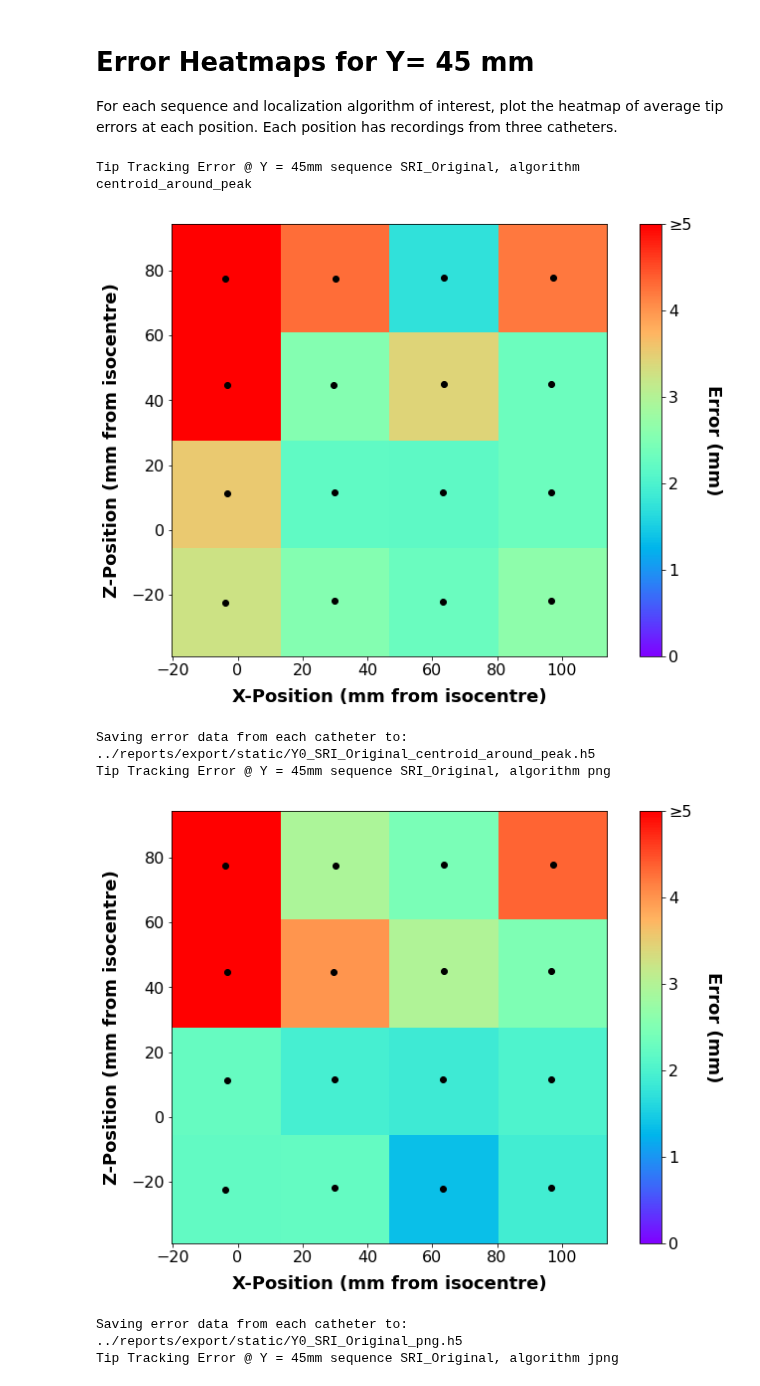
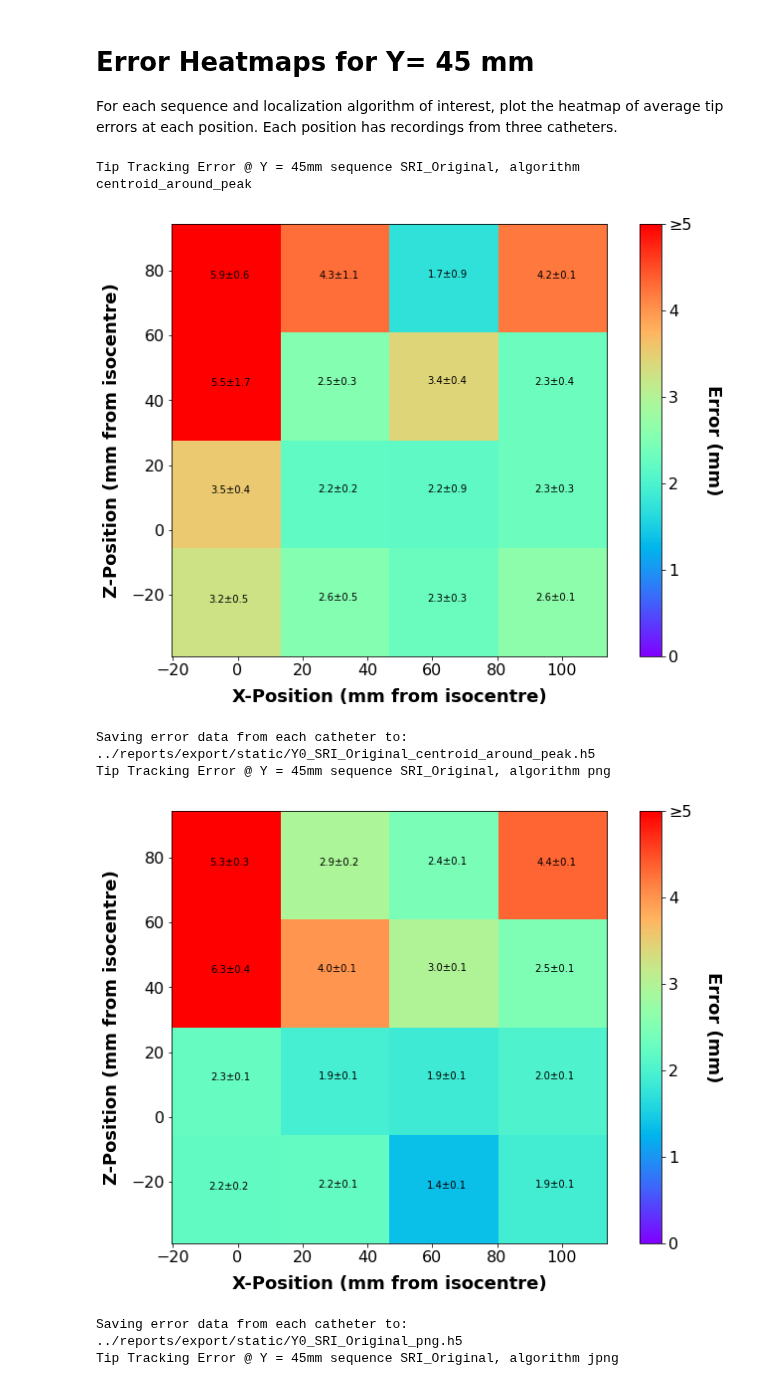
Before and after one commit to WrightGroupSRI/mr-tracking-analysis, a Jupyter notebook: Static_Tracking/static_tracking_heatmaps_Y0.ipynb, the cells around one changed output. Saved outputs shown, nothing was run; the diff lists cells and outputs as text; code cells hidden in the pictures.

```diff
--- a/Static_Tracking/static_tracking_heatmaps_Y0.ipynb
+++ b/Static_Tracking/static_tracking_heatmaps_Y0.ipynb
@@ -45,45 +45,49 @@ for seq in sequences:
     for alg in algorithms:
         path_dct = static_utils.get_catheter_data(main_path, seq, alg, Gt_filename, geometry_index)
         # Average the error
-        avg_all_caths = (path_dct[main_path_222] + path_dct[main_path_231] + path_dct[main_path_306]) / 3
+        sum_all_caths = path_dct[main_path_222] + path_dct[main_path_231] + path_dct[main_path_306]
+        avg_all_caths = sum_all_caths / 3
         avg_err = avg_all_caths[:, 2]
+        stddev = np.sqrt(sum_all_caths[:, 3])
+
+
         my_data = np.array([avg_all_caths[:, 0], avg_all_caths[:, 1], avg_err]).T
 
         X = my_data[:, 0]
         Y = my_data[:, 1]
         Z = my_data[:, 2]
 
-        heatmap = static_utils.nonuniform_imshow(X, Y, Z)
+        heatmap = static_utils.nonuniform_imshow(X, Y, Z, stddev, numeric=True)
         plt.gca().invert_yaxis()
         plt.xlabel('X-Position (mm from isocentre)', fontsize = 18, fontweight = 'bold', labelpad = 10)
         plt.ylabel('Z-Position (mm from isocentre)', fontsize = 18, fontweight = 'bold', labelpad = 10)
         plt.xticks(fontsize = 16)
         plt.yticks(fontsize = 16)
         print('Tip Tracking Error @ Y = 45mm sequence {0}, algorithm {1}'.format(seq, alg))
         cbar = plt.colorbar(heatmap)
         cbar.ax.set_yticklabels(['0', '1', '2', '3', '4', '\u2265' + '5'])
         cbar.ax.get_yaxis().labelpad = 30
         cbar.ax.tick_params(labelsize = 16)
         cbar.ax.set_ylabel('Error (mm)', rotation = 270, fontsize = 18, fontweight = 'bold')
 
         if not os.path.isdir('{0}'.format(heatmap_path)):
             os.makedirs('{0}'.format(heatmap_path))
 
         plt.savefig('{0}{1}_{2}_heatmap.png'.format(heatmap_path, seq, alg), dpi=300)
         plt.show()
         # Below we save the tip errors from each catheter to hdf5 format
         h5out = '{0}Y0_{1}_{2}.h5'.format(error_path, seq, alg)
         with h5py.File(h5out, 'w', libver='latest') as f:
             print("Saving error data from each catheter to: " + h5out)
             for k, v in path_dct.items():
                 expmt = pathlib.PurePath(k).parts[-1]
                 name = 'static_err_' + seq + '_' + alg + '_' + expmt
                 f.create_dataset(name, data=v)
 # %% [output]
 Tip Tracking Error @ Y = 45mm sequence SRI_Original, algorithm centroid_around_peak
-[figure, old version]
+[figure, new version]
 Saving error data from each catheter to: ../reports/export/static/Y0_SRI_Original_centroid_around_peak.h5
 Tip Tracking Error @ Y = 45mm sequence SRI_Original, algorithm png
-[figure, old version]
+[figure, new version]
 Saving error data from each catheter to: ../reports/export/static/Y0_SRI_Original_png.h5
 Tip Tracking Error @ Y = 45mm sequence SRI_Original, algorithm jpng
```
Also changed, not shown: parts of 3 cells of this notebook, 3 other files.
